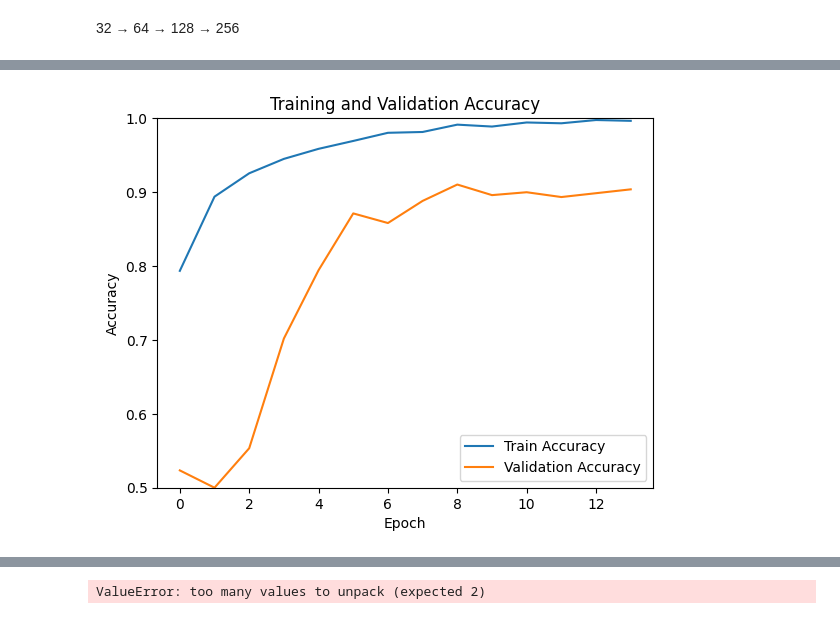
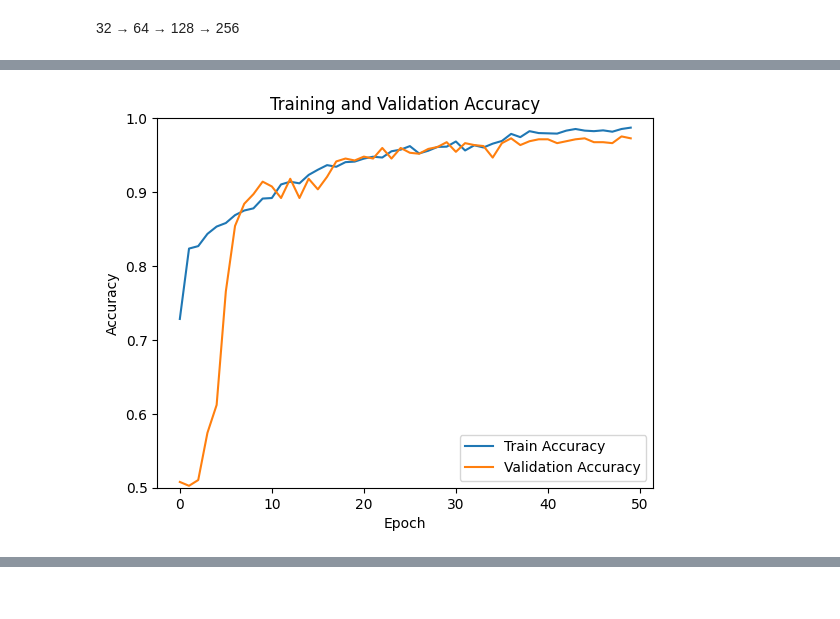
Before and after one commit to YuktheswarAlahari19/TB-Prediction-XRayTF-, a Jupyter notebook: exploration.ipynb, the cells around one changed output, grey strips where cells are left out. Drawn from its saved outputs; the diff is of its cells as text; code cells hidden in the pictures.

Commit message:
Excellent results 97% accuracy

```diff
--- a/exploration.ipynb
+++ b/exploration.ipynb
@@ -269,22 +279,27 @@ test_data = data.skip(train_batches + val_batches).take(test_batches)
 from tensorflow.keras import layers, models ,regularizers
 model = models.Sequential()
 
-model.add(layers.Conv2D(16,(3,3),activation='relu',input_shape=(128, 128, 1)))
+model.add(layers.Conv2D(32,(3,3),activation='relu',input_shape=(128, 128, 1)))
 model.add(layers.BatchNormalization())
 model.add(layers.MaxPooling2D((2, 2)))
 model.add(layers.Dropout(0.3))
 
-model.add(layers.Conv2D(32,(3,3),activation='relu',input_shape=(128, 128, 1)))
+model.add(layers.Conv2D(64,(3,3),activation='relu'))
 model.add(layers.BatchNormalization())
 model.add(layers.MaxPooling2D((2, 2)))
 model.add(layers.Dropout(0.4))
 
+model.add(layers.Conv2D(128, (3,3), activation='relu'))
+model.add(layers.BatchNormalization())
+model.add(layers.MaxPooling2D(2,2))
+model.add(layers.SpatialDropout2D(0.4))
+
 model.add(layers.Flatten())
-model.add(layers.Dense(64 ,activation='relu',kernel_regularizer=regularizers.l2(0.001)))
+model.add(layers.Dense(64 ,activation='relu',kernel_regularizer=regularizers.l2(0.002)))
 model.add(layers.Dropout(0.5))
-model.add(layers.Dense(1 ,activation='sigmoid'))
+model.add(layers.Dense(1, activation='sigmoid', kernel_regularizer=regularizers.l2(0.001)))
 # %%
-optimizer = tf.keras.optimizers.Adam(learning_rate=1e-4)
+optimizer = tf.keras.optimizers.Adam(learning_rate=0.0004)
 model.compile(optimizer=optimizer,
               loss='binary_crossentropy',
               metrics=['accuracy',
@@ -297,13 +312,13 @@ model.compile(optimizer=optimizer,
 # )
 # %%
 lr_scheduler = tf.keras.callbacks.ReduceLROnPlateau(
-    monitor='val_loss', factor=0.5, patience=3
+    monitor='val_loss', factor=0.2, patience=5
 )
 # %%
 trainig = model.fit(
     train_data,
-    epochs = 20,
+    epochs = 50,
     validation_data = val_data,
-    callbacks=[early_stop, lr_scheduler]
+    callbacks=[lr_scheduler]
 )
 # %% [output]
@@ -345,14 +362,16 @@ Epoch 14/20
 # %%
-plt.plot(trainig.history['accuracy'], label='Train Accuracy')
-plt.plot(trainig.history['val_accuracy'], label='Validation Accuracy')
+# Plot training and validation accuracy
+plt.plot(trainig.history.get('accuracy', []), label='Train Accuracy')
+plt.plot(trainig.history.get('val_accuracy', []), label='Validation Accuracy')
 plt.xlabel('Epoch')
 plt.ylabel('Accuracy')
 plt.ylim([0.5, 1])
 plt.legend(loc='lower right')
 plt.title('Training and Validation Accuracy')
 plt.show()
 
-test_loss, test_acc = model.evaluate(test_data, verbose=2)
+# Evaluate the model on the test dataset
+test_acc = model.evaluate(test_data, verbose=0)[1]
 print(f'Test accuracy: {test_acc:.4f}')
 # %% [output]
-[figure, old version]
+[figure, new version]
@@ -360 +378,0 @@ print(f'Test accuracy: {test_acc:.4f}')
-ValueError: too many values to unpack (expected 2)
```
Also changed, not shown: parts of 8 cells of this notebook.
